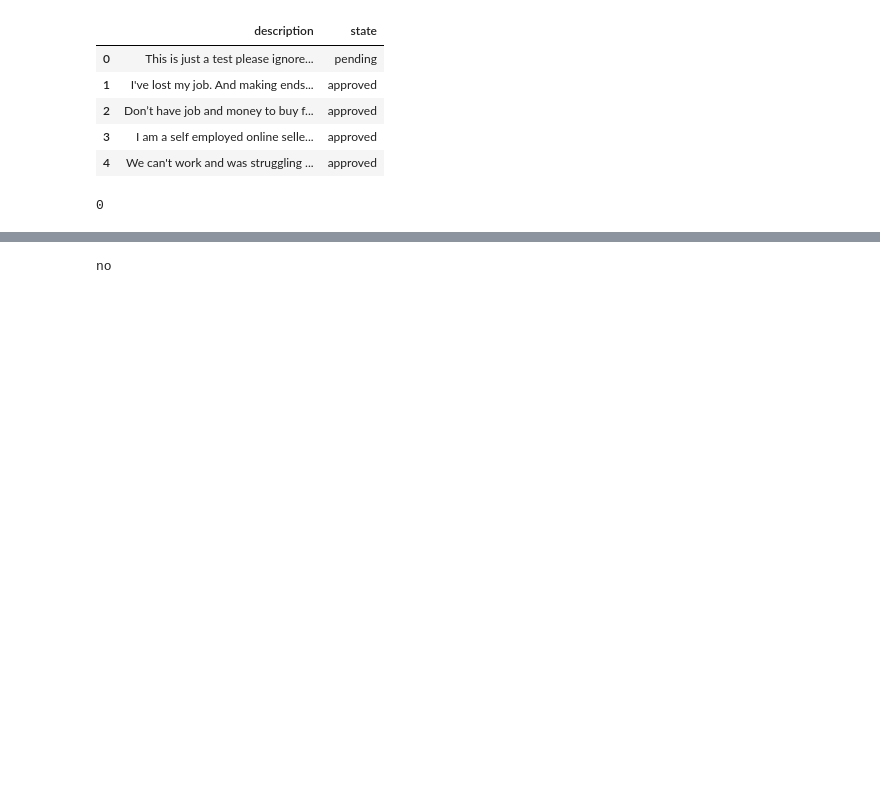
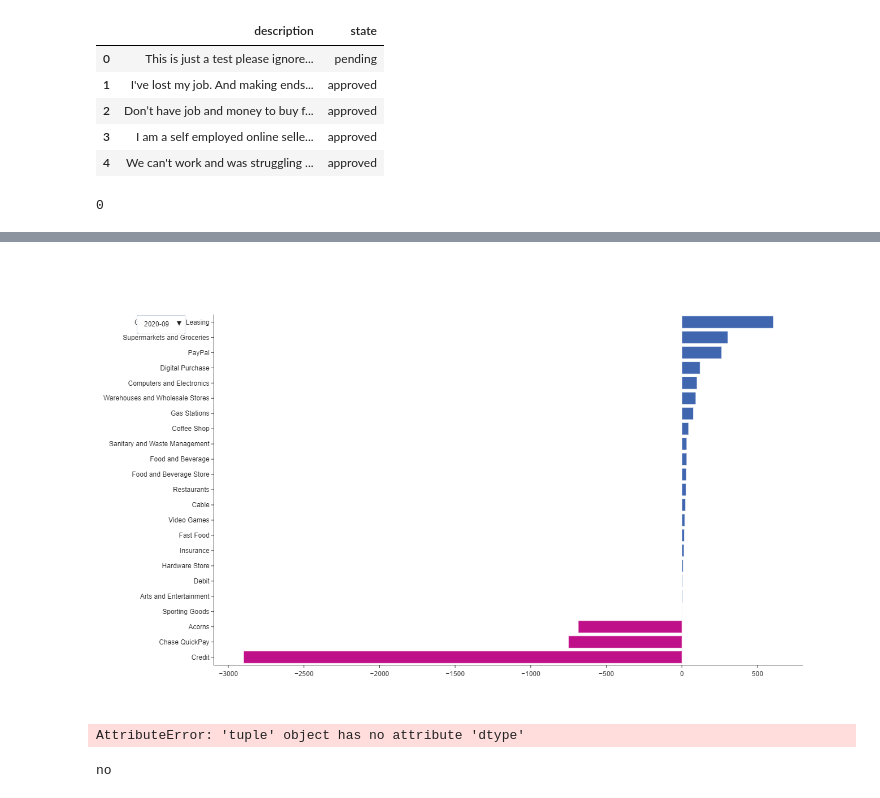
Before and after one commit to BloomTech-Labs/Labs25-SaverLife-TeamC-ds, a Jupyter notebook: notebooks/DataExploration.ipynb, the cells around one changed output, grey strips where cells are left out. Cells and saved outputs as stored; diff of their text form; code cells hidden in the pictures; blank space fills up the shorter version.

```diff
--- a/notebooks/DataExploration.ipynb
+++ b/notebooks/DataExploration.ipynb
@@ -377,7 +388,7 @@ df.head()
 # %%
 class Visualize():
     """
-    Visualize different aspects of synthetic data
+    Visualize different aspects of user data
     for SaverLife C Lambda School Labs project
     """
     def __init__(self, user_id: str):
@@ -527,9 +538,10 @@ class Visualize():
                              args=[{"visible": helper_function_for_trace_visibility(length_of_interest, i)},
                                    {"annotations": []}]) for i in range(length_of_interest)]))])
 
-        return fig.to_json()
+        return fig.show()
+#         print(length_of_interest)
 
-    def next_month_forecast(self):
+    def next_month_forecast(self, model="kNeighbors"):
         """
         Forecast next month's transactions based on historical transactions
         Caveats:
@@ -559,7 +571,11 @@ class Visualize():
             # Set forecasting horizon
             fh = np.arange(len(y)) + 1
             # Initialize a forecaster, seasonal periodicity of 12 (months per year)
-            forecaster = NaiveForecaster(strategy="seasonal_last", sp=12)
+            if model == "Naive":
+                forecaster = NaiveForecaster(strategy="seasonal_last", sp=12)
+            else:
+                regressor = KNeighborsRegressor(n_neighbors=1)
+                forecaster = ReducedRegressionForecaster(regressor=regressor, window_length=12, strategy="recursive")
             # Fit forecaster to training data
             forecaster.fit(y)
             # Forecast prediction to match size of forecasting horizon
@@ -568,4 +584,25 @@ class Visualize():
             self.forecasting_results[parent_cat] = y_pred.values[0]
         # Return the results for use in other parts of app
         return self.forecasting_results
+
+    def calculate_monthly_total(self):
+        forecasted_expenses = self.next_month_forecast()
+        sum_of_forecasts = sum(forecasted_expenses.values())
+        return sum_of_forecasts
+
+    def handle_savings_goal_end_date(self, end_year, end_month):
+        self.end_date = pd.to_datetime(pd.Timestamp(end_year, end_month, 1))
+        self.today = pd.to_datetime(pd.Timestamp.today())
+        months_to_end_date = (self.end_date - self.today)/pd.Timedelta(weeks=4)
+        return months_to_end_date
+
+    def handle_savings_goal(self, goal):
+        return goal
+
+    def prepare_budget_recommendation(self, end_year=(pd.Timestamp.today() + pd.Timedelta(weeks=78)).year, end_month=(pd.Timestamp.today() + pd.Timedelta(weeks=78)).month, goal=400):
+        desired_months_until_goal_is_reached = self.handle_savings_goal_end_date(end_year, end_month)
+        monthly_total = self.calculate_monthly_total()
+        savings_goal = self.handle_savings_goal(goal)
+        savings_rate = savings_goal / desired_months_until_goal_is_reached
+        return f"To reach your savings goal of ${savings_goal} by {self.end_date.strftime('%Y-%m')}, you should aim to save ${int(savings_rate + 1)} next month. We anticipate your net monthly expenses to be approximately ${int(monthly_total)}."
 # %%
@@ -575,0 +630,6 @@ df.size
+# %%
+SaverlifeVisual = Visualize(user_id=45153)
+forecast = SaverlifeVisual.categorized_bar_chart_per_month()
+# SaverlifeVisual.categorized_bar_chart_per_month()
+forecast
+# %% [output]
@@ -575,0 +637 @@ df.size
+[figure, added]
@@ -576,3 +642,14 @@ df.size
+# %%
+query = f"""
+        SELECT id, name
+        FROM bank_accounts
+        WHERE id in (45153, 213136)
+        """
+
+query = SaverlifeUtility.handle_query(query)
+print(query[0].dtype)
+# %% [output]
+AttributeError: 'tuple' object has no attribute 'dtype'
 # %%
 import plotly.graph_objects as go
 # %%
```
Also changed, not shown: parts of 15 cells of this notebook, 8 other files.
